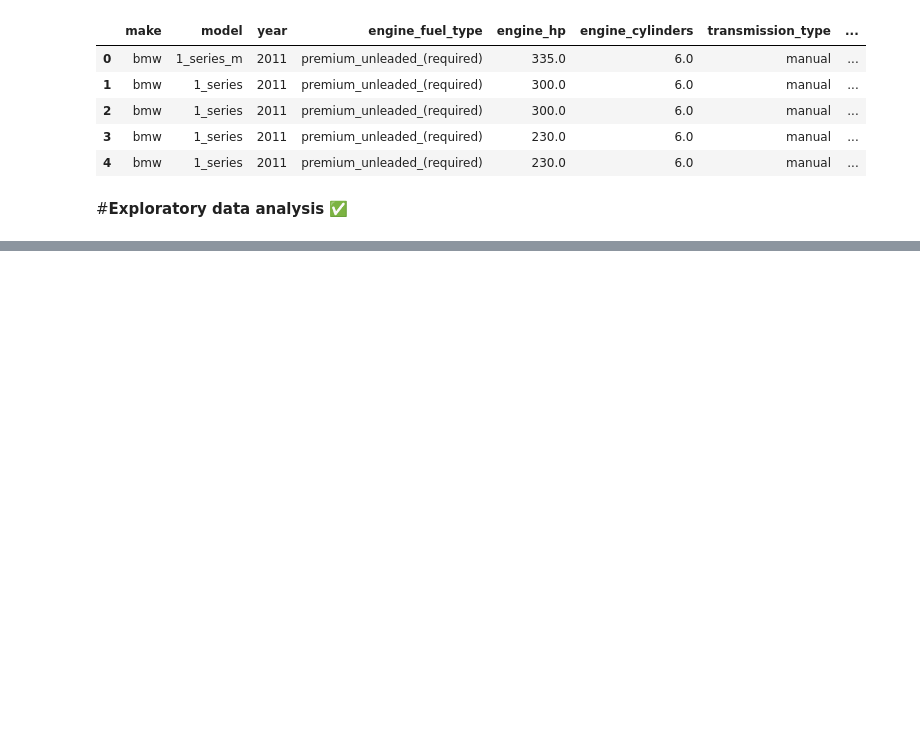
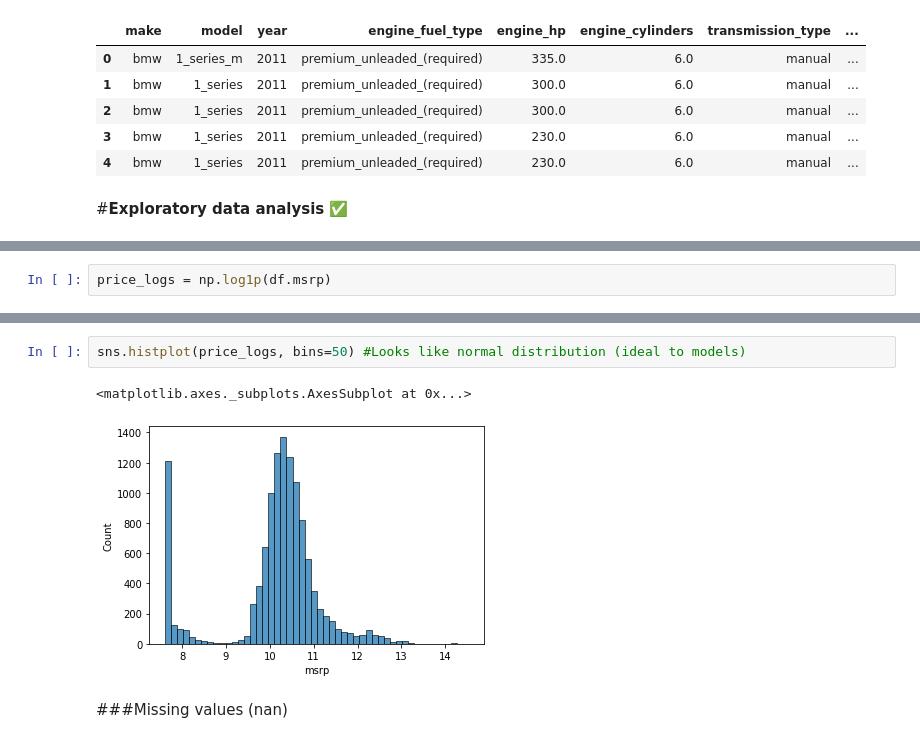
Before and after one commit to JonatanPolanco/ML_Projects, a Jupyter notebook: MLzoomcamp_Regression.ipynb, the cells around one changed output, grey strips where cells are left out. Saved outputs shown, nothing was run; the diff lists cells and outputs as text; blank space fills up the shorter version.

```diff
--- a/MLzoomcamp_Regression.ipynb
+++ b/MLzoomcamp_Regression.ipynb
@@ -61,0 +103,2 @@ df.head()
+# %%
+price_logs = np.log1p(df.msrp)
@@ -61,0 +120,7 @@ df.head()
+# %%
+sns.histplot(price_logs, bins=50) #Looks like normal distribution (ideal to models)
+# %% [output]
+<matplotlib.axes._subplots.AxesSubplot at 0x...>
+[figure, added]
+# %% [markdown]
+###Missing values (nan)
```
Also changed, not shown: parts of 19 cells of this notebook.
